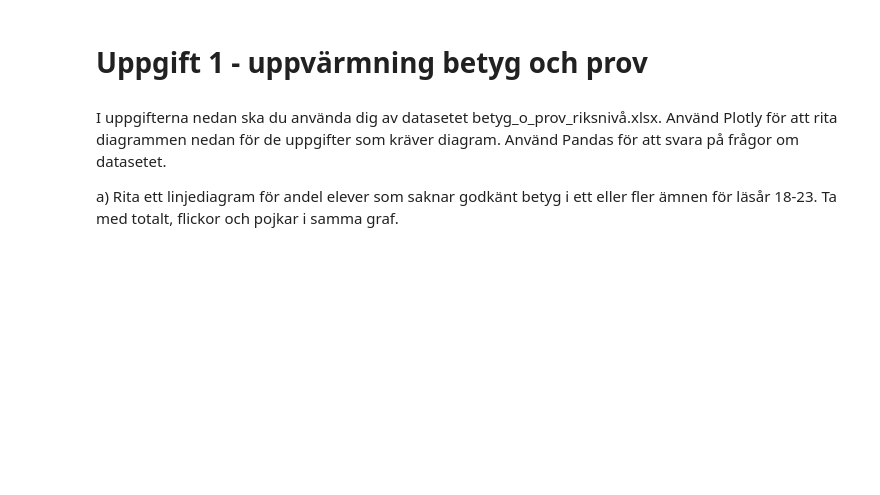
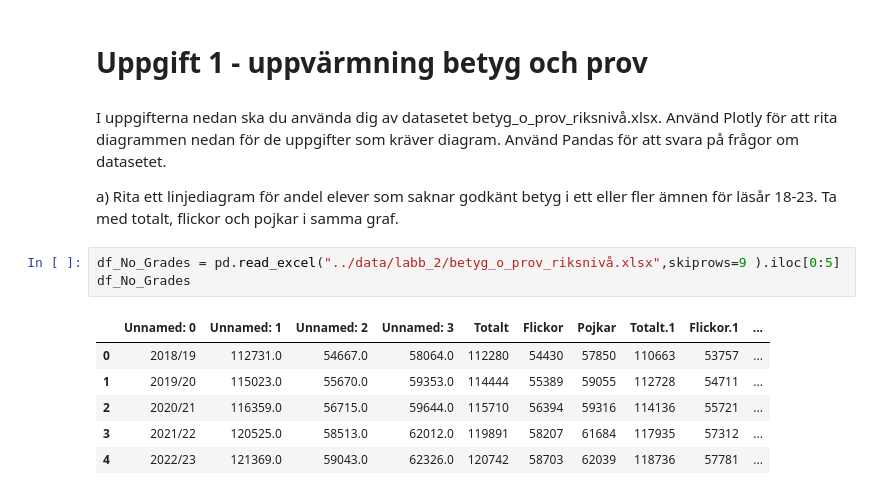
Before and after one commit to Zandri2k/Python-Sandra-Nilsson-OPA23, a Jupyter notebook: Labb_2/Labb_2.ipynb, the cells around one changed output. Drawn from its saved outputs; the diff is of its cells as text; blank space fills up the shorter version.

Commit message:
read_grades_file_a)

```diff
--- a/Labb_2/Labb_2.ipynb
+++ b/Labb_2/Labb_2.ipynb
@@ -353,3 +353,13 @@ nedan för de uppgifter som kräver diagram. Använd Pandas för att svara på f
 
 a) Rita ett linjediagram för andel elever som saknar godkänt betyg i ett eller fler ämnen för läsår 18-23. Ta med totalt,
 flickor och pojkar i samma graf.
+# %%
+df_No_Grades = pd.read_excel("../data/labb_2/betyg_o_prov_riksnivå.xlsx",skiprows=9 ).iloc[0:5]
+df_No_Grades
+# %% [output]
+|  | Unnamed: 0 | Unnamed: 1 | Unnamed: 2 | Unnamed: 3 | Totalt | Flickor | Pojkar | Totalt.1 | Flickor.1 | ... |
+| 0 | 2018/19 | 112731.0 | 54667.0 | 58064.0 | 112280 | 54430 | 57850 | 110663 | 53757 | ... |
+| 1 | 2019/20 | 115023.0 | 55670.0 | 59353.0 | 114444 | 55389 | 59055 | 112728 | 54711 | ... |
+| 2 | 2020/21 | 116359.0 | 56715.0 | 59644.0 | 115710 | 56394 | 59316 | 114136 | 55721 | ... |
+| 3 | 2021/22 | 120525.0 | 58513.0 | 62012.0 | 119891 | 58207 | 61684 | 117935 | 57312 | ... |
+| 4 | 2022/23 | 121369.0 | 59043.0 | 62326.0 | 120742 | 58703 | 62039 | 118736 | 57781 | ... |
```
Also changed, not shown: parts of 2 cells of this notebook.
